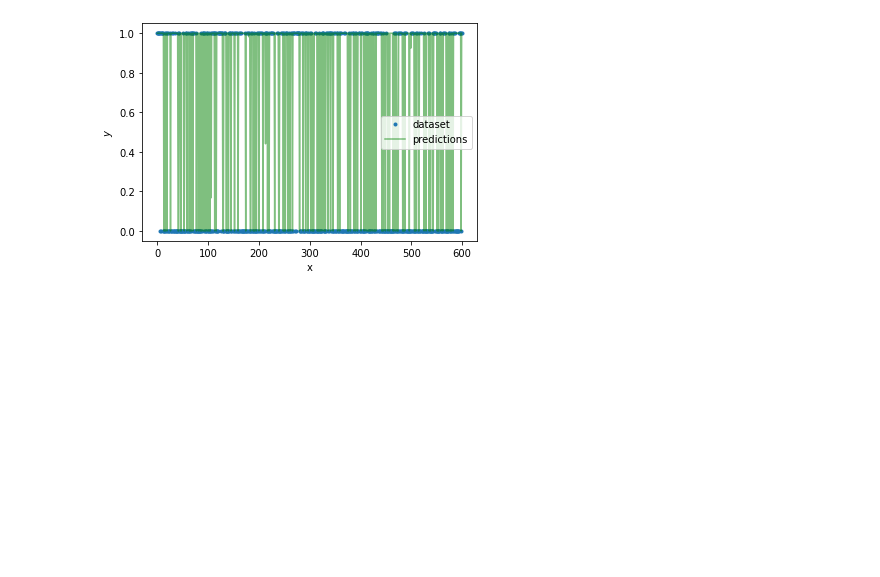
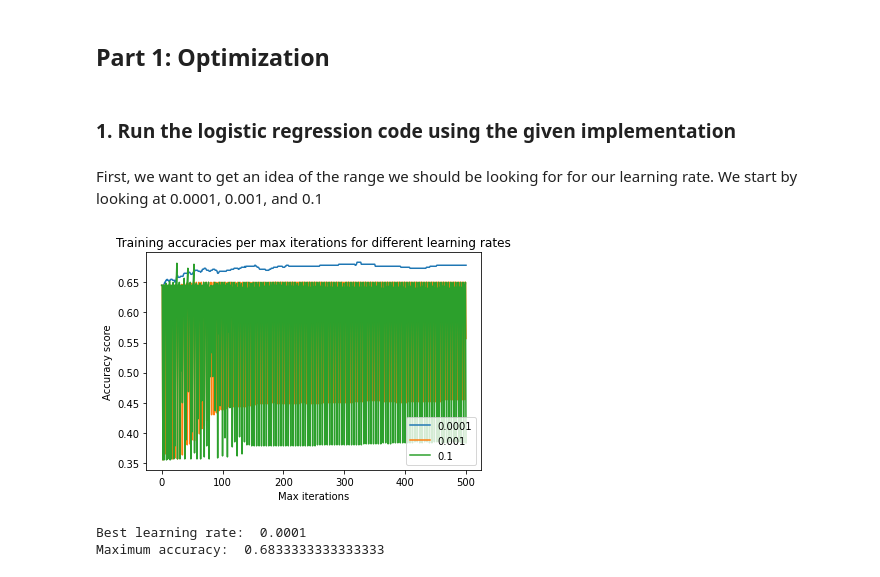
Before and after one commit to emmacona/Optimization-and-Text-classification, a Jupyter notebook: notebook.ipynb, the cells around one changed output. Saved outputs shown, nothing was run; the diff lists cells and outputs as text; code cells hidden in the pictures; blank space fills up the shorter version.

```diff
--- a/notebook.ipynb
+++ b/notebook.ipynb
@@ -21,3 +17,7 @@ diabetes_val = pd.read_csv('./data_A2/diabetes/diabetes_val.csv', index_col=Fals
+# %% [markdown]
+## Part 1: Optimization
+# %% [markdown]
+### 1. Run the logistic regression code using the given implementation
 # %%
 # Given implementations
 logistic = lambda z: 1./ (1 + np.exp(-z))
@@ -66,20 +66,4 @@ class LogisticRegression:
         yh = logistic(np.dot(x,self.w))            #predict output
         return yh
 
-LogisticRegression.gradient = gradient
-
-x, y = diabetes_train.iloc[:,:-1].to_numpy(), diabetes_train.iloc[:,-1].to_numpy()
-
-model = LogisticRegression()
-
-yh = model.fit(x,y).predict(x)
-
-n = list(range(0, 600))
-plt.plot(n, y, '.', label='dataset')
-plt.plot(n, yh, 'g', alpha=.5, label='predictions')
-plt.xlabel('x')
-plt.ylabel(r'$y$')
-plt.legend()
-plt.show()
+LogisticRegression.gradient = gradient             #initialize the gradient method of the LogisticRegression class with gradient function
-# %% [output]
-[figure, removed]
@@ -85,0 +130,13 @@ plt.show()
+# %% [markdown]
+First, we want to get an idea of the range we should be looking for for our learning rate. We start by looking at 0.0001, 0.001, and 0.1
+# %%
+rates = [0.0001, 0.001, 0.1]
+max_iters = np.arange(0, 501, 1)
+
+models = train_LR_models(x, y, rates, max_iters)
+
+plot_LR_accuracies(models, x, y, 'Training accuracies per max iterations for different learning rates', rates, max_iters)
+# %% [output]
+[figure, added]
+Best learning rate:  0.0001
+Maximum accuracy:  0.6833333333333333
```
Also changed, not shown: parts of 51 cells of this notebook.
